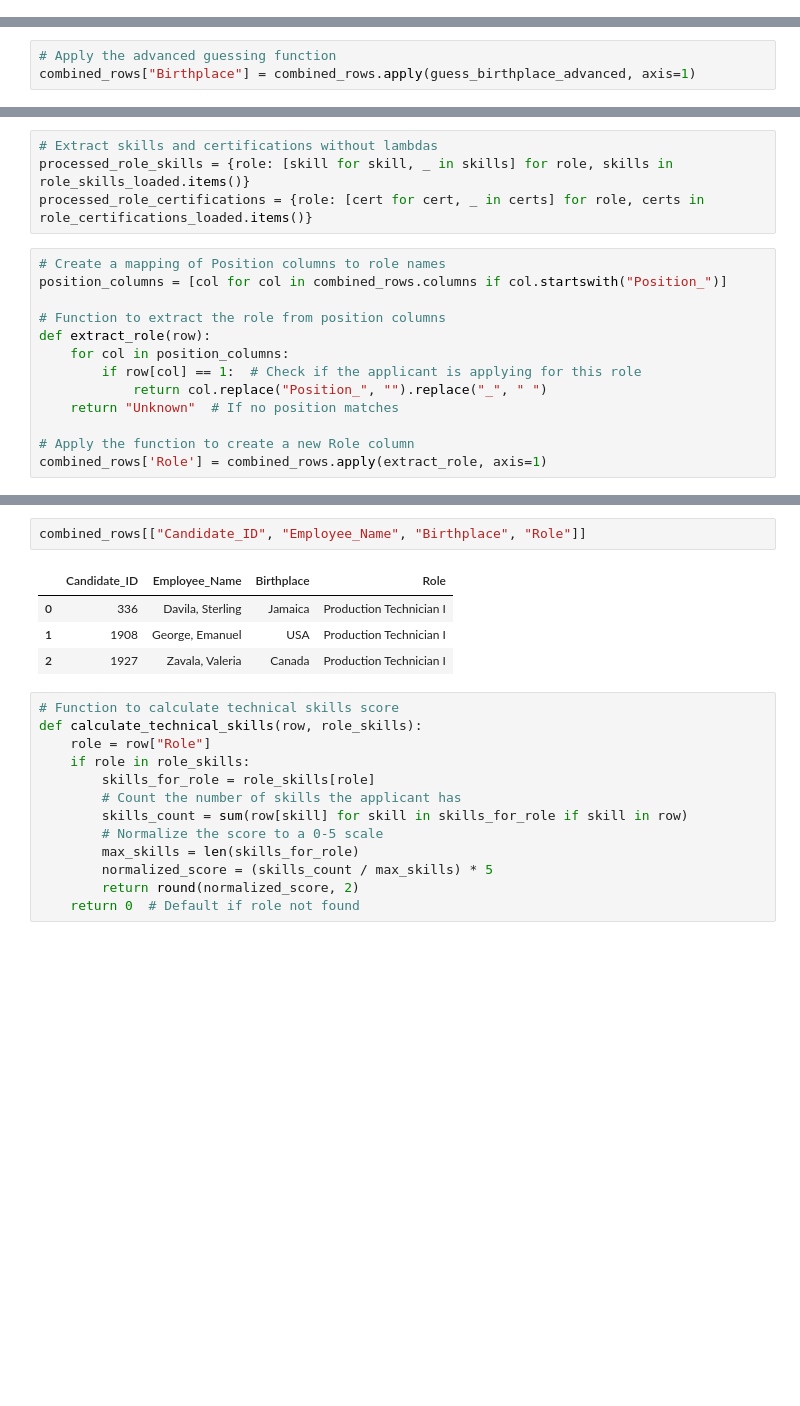
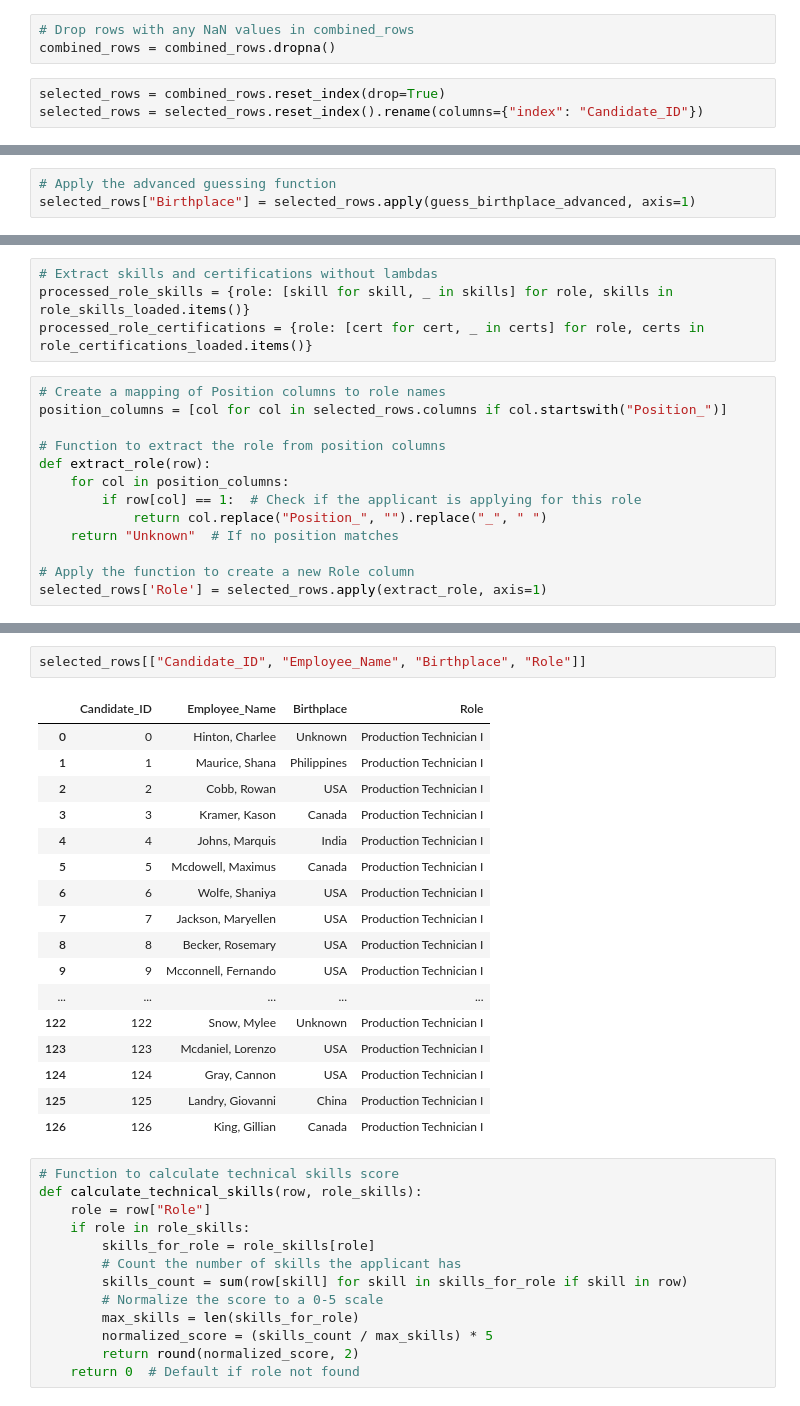
Before and after one commit to markuskuehnle/bias-fairness-mvp, a Jupyter notebook: notebooks/12_create_static_data_for_mvp.ipynb, the cells around one changed output, grey strips where cells are left out. Cells and saved outputs as stored; diff of their text form; blank space fills up the shorter version.

```diff
--- a/notebooks/12_create_static_data_for_mvp.ipynb
+++ b/notebooks/12_create_static_data_for_mvp.ipynb
@@ -66,0 +72,6 @@ combined_rows.to_parquet("../data/app/static_data.parquet", index=False)
+# %%
+# Drop rows with any NaN values in combined_rows
+combined_rows = combined_rows.dropna()
+# %%
+selected_rows = combined_rows.reset_index(drop=True)
+selected_rows = selected_rows.reset_index().rename(columns={"index": "Candidate_ID"})
@@ -126,7 +146,7 @@ def guess_birthplace_advanced(row):
         return "Unknown"
 # %%
 # Apply the advanced guessing function
-combined_rows["Birthplace"] = combined_rows.apply(guess_birthplace_advanced, axis=1)
+selected_rows["Birthplace"] = selected_rows.apply(guess_birthplace_advanced, axis=1)
 # %%
 # Load role_skills
 with open("../models/role_skills.json", "r") as file:
@@ -148,7 +168,7 @@ processed_role_skills = {role: [skill for skill, _ in skills] for role, skills i
 processed_role_certifications = {role: [cert for cert, _ in certs] for role, certs in role_certifications_loaded.items()}
 # %%
 # Create a mapping of Position columns to role names
-position_columns = [col for col in combined_rows.columns if col.startswith("Position_")]
+position_columns = [col for col in selected_rows.columns if col.startswith("Position_")]
 
 # Function to extract the role from position columns
 def extract_role(row):
@@ -158,4 +178,4 @@ def extract_role(row):
     return "Unknown"  # If no position matches
 
 # Apply the function to create a new Role column
-combined_rows['Role'] = combined_rows.apply(extract_role, axis=1)
+selected_rows['Role'] = selected_rows.apply(extract_role, axis=1)
@@ -162,10 +191,23 @@ combined_rows['Role'] = combined_rows.apply(extract_role, axis=1)
 # %%
-combined_rows[["Candidate_ID", "Employee_Name", "Birthplace", "Role"]]
+selected_rows[["Candidate_ID", "Employee_Name", "Birthplace", "Role"]]
 # %% [output]
 |  | Candidate_ID | Employee_Name | Birthplace | Role |
-| 0 | 336 | Davila, Sterling | Jamaica | Production Technician I |
-| 1 | 1908 | George, Emanuel | USA | Production Technician I |
-| 2 | 1927 | Zavala, Valeria | Canada | Production Technician I |
+| 0 | 0 | Hinton, Charlee | Unknown | Production Technician I |
+| 1 | 1 | Maurice, Shana | Philippines | Production Technician I |
+| 2 | 2 | Cobb, Rowan | USA | Production Technician I |
+| 3 | 3 | Kramer, Kason | Canada | Production Technician I |
+| 4 | 4 | Johns, Marquis | India | Production Technician I |
+| 5 | 5 | Mcdowell, Maximus | Canada | Production Technician I |
+| 6 | 6 | Wolfe, Shaniya | USA | Production Technician I |
+| 7 | 7 | Jackson, Maryellen | USA | Production Technician I |
+| 8 | 8 | Becker, Rosemary | USA | Production Technician I |
+| 9 | 9 | Mcconnell, Fernando | USA | Production Technician I |
+| ... | ... | ... | ... | ... |
+| 122 | 122 | Snow, Mylee | Unknown | Production Technician I |
+| 123 | 123 | Mcdaniel, Lorenzo | USA | Production Technician I |
+| 124 | 124 | Gray, Cannon | USA | Production Technician I |
+| 125 | 125 | Landry, Giovanni | China | Production Technician I |
+| 126 | 126 | King, Gillian | Canada | Production Technician I |
 # %%
 # Function to calculate technical skills score
 def calculate_technical_skills(row, role_skills):
```
Also changed, not shown: parts of 21 cells of this notebook, 27 other files.
